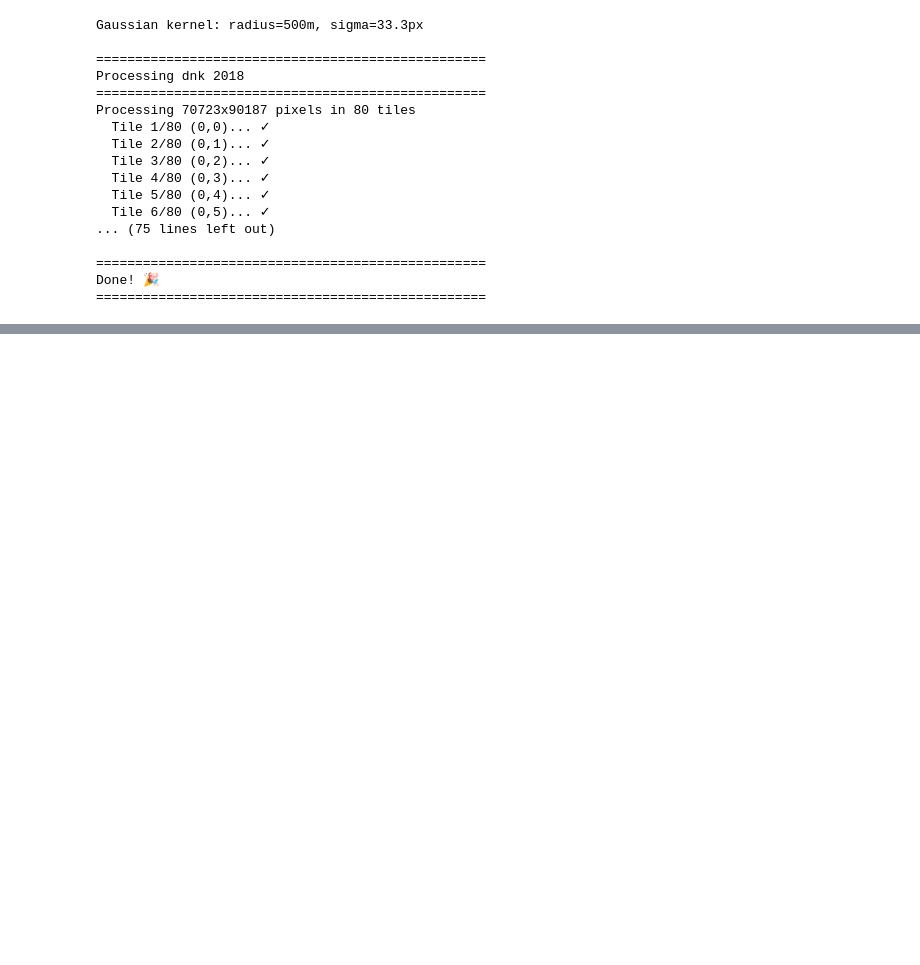
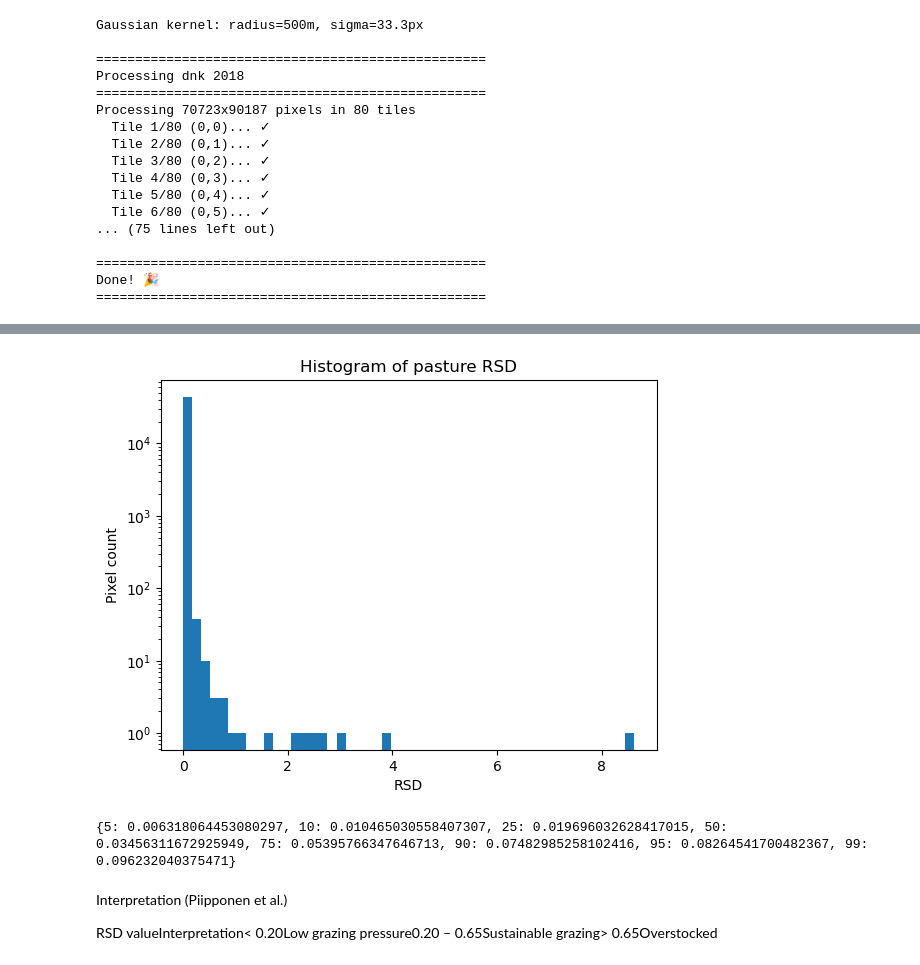
Before and after one commit to Assimila/LEON-P5, a Jupyter notebook: 1_prep_land_use.ipynb, the cells around one changed output, grey strips where cells are left out. Drawn from its saved outputs; the diff is of its cells as text; code cells hidden in the pictures; blank space fills up the shorter version.

```diff
--- a/1_prep_land_use.ipynb
+++ b/1_prep_land_use.ipynb
@@ -846,0 +1294,14 @@ Done! 🎉
+# %%
+plt.hist(RSD_pasture[np.isfinite(RSD_pasture)], bins=50, log=True);
+plt.xlabel("RSD"); plt.ylabel("Pixel count"); plt.title("Histogram of pasture RSD"); plt.show()
+# %% [output]
+[figure, added]
+# %%
+
+print(dict(zip([5,10,25,50,75,90,95,99], np.nanpercentile(RSD_pasture, [5,10,25,50,75,90,95,99]))))
+# %% [output]
+{5: 0.006318064453080297, 10: 0.010465030558407307, 25: 0.019696032628417015, 50: 0.03456311672925949, 75: 0.05395766347646713, 90: 0.07482985258102416, 95: 0.08264541700482367, 99: 0.096232040375471}
+# %% [markdown]
+Interpretation (Piipponen et al.)
+
+RSD valueInterpretation< 0.20Low grazing pressure0.20 – 0.65Sustainable grazing> 0.65Overstocked
```
Also changed, not shown: parts of 17 cells of this notebook, 1 other file.
